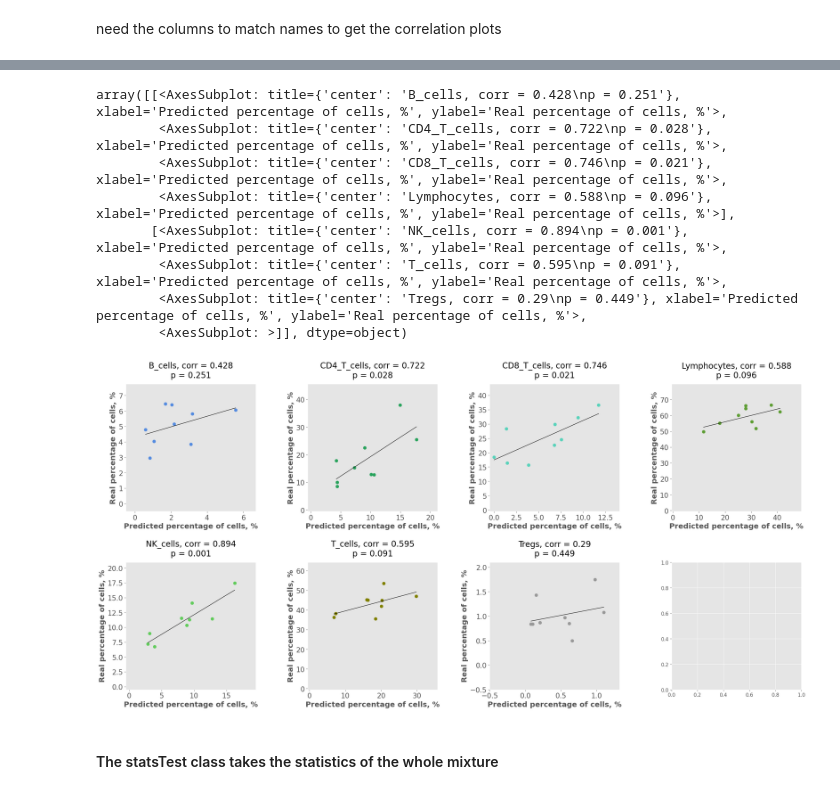
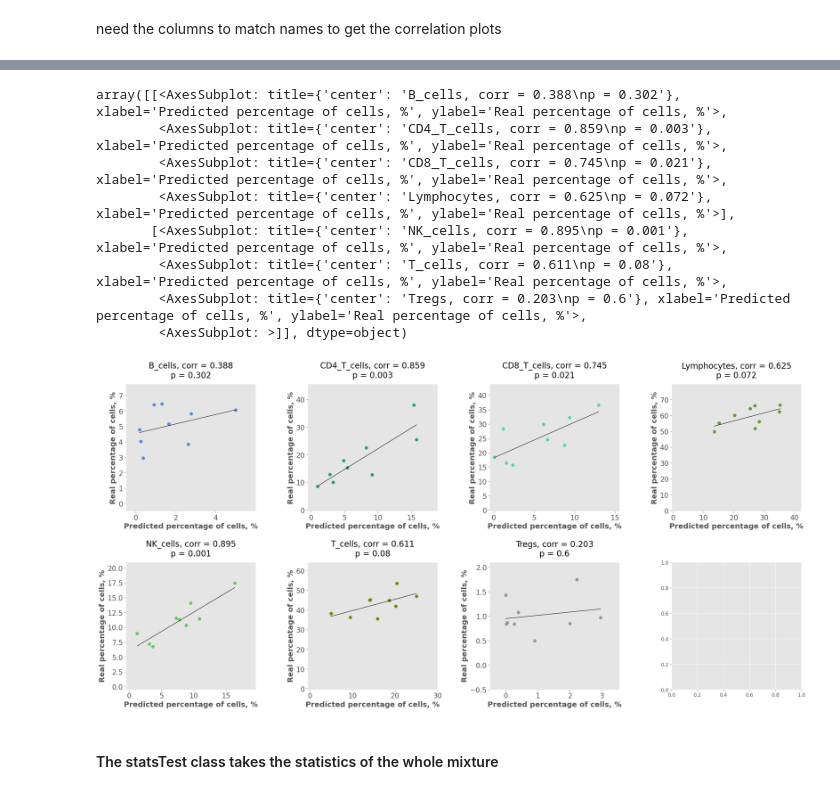
Before and after one commit to Simonlee711/bulk-deconvolution, a Jupyter notebook: src/master_deconvolution.ipynb, the cells around one changed output, grey strips where cells are left out. Cells and saved outputs as stored; diff of their text form; code cells hidden in the pictures.

```diff
--- a/src/master_deconvolution.ipynb
+++ b/src/master_deconvolution.ipynb
@@ -96,7 +96,7 @@ def gene_sig_builder(df, ref):
 # %% [markdown]
 ### Models Fitting
 # %%
-signature = pd.read_csv('./cellanneal/example_data/sc_PBMC_gene_mean_signature.csv',index_col=0)
+signature = pd.read_csv('./cellanneal/example_data/sc_PBMC_gene_signature.csv',index_col=0)
 bulk = pd.read_csv('../data/GSE107572_expr.tsv.tar.gz',sep='\t',index_col=0)
 # %%
 signature_match, bulk_match = gene_intersection(signature, bulk)
@@ -170,17 +183,17 @@ ca_preds_copy.loc['Lymphocytes'] = ca_preds_copy.loc[['B_cells', 'T_cells', 'NK_
 # %%
 cytof1 = pd.read_csv('../data/GSE107572_cytof.tsv.tar.gz', sep='\t', index_col=0)
 # %%
-plotter.corr_plot(ca_preds_copy, cytof1, pallete=cells_p)
+plotter.plot_cell(ca_preds_copy, cytof1, pallete=cells_p)
 # %% [output]
-array([[<AxesSubplot: title={'center': 'B_cells, corr = 0.428\np = 0.251'}, xlabel='Predicted percentage of cells, %', ylabel='Real percentage of cells, %'>,
-        <AxesSubplot: title={'center': 'CD4_T_cells, corr = 0.722\np = 0.028'}, xlabel='Predicted percentage of cells, %', ylabel='Real percentage of cells, %'>,
-        <AxesSubplot: title={'center': 'CD8_T_cells, corr = 0.746\np = 0.021'}, xlabel='Predicted percentage of cells, %', ylabel='Real percentage of cells, %'>,
-        <AxesSubplot: title={'center': 'Lymphocytes, corr = 0.588\np = 0.096'}, xlabel='Predicted percentage of cells, %', ylabel='Real percentage of cells, %'>],
-       [<AxesSubplot: title={'center': 'NK_cells, corr = 0.894\np = 0.001'}, xlabel='Predicted percentage of cells, %', ylabel='Real percentage of cells, %'>,
-        <AxesSubplot: title={'center': 'T_cells, corr = 0.595\np = 0.091'}, xlabel='Predicted percentage of cells, %', ylabel='Real percentage of cells, %'>,
-        <AxesSubplot: title={'center': 'Tregs, corr = 0.29\np = 0.449'}, xlabel='Predicted percentage of cells, %', ylabel='Real percentage of cells, %'>,
+array([[<AxesSubplot: title={'center': 'B_cells, corr = 0.388\np = 0.302'}, xlabel='Predicted percentage of cells, %', ylabel='Real percentage of cells, %'>,
+        <AxesSubplot: title={'center': 'CD4_T_cells, corr = 0.859\np = 0.003'}, xlabel='Predicted percentage of cells, %', ylabel='Real percentage of cells, %'>,
+        <AxesSubplot: title={'center': 'CD8_T_cells, corr = 0.745\np = 0.021'}, xlabel='Predicted percentage of cells, %', ylabel='Real percentage of cells, %'>,
+        <AxesSubplot: title={'center': 'Lymphocytes, corr = 0.625\np = 0.072'}, xlabel='Predicted percentage of cells, %', ylabel='Real percentage of cells, %'>],
+       [<AxesSubplot: title={'center': 'NK_cells, corr = 0.895\np = 0.001'}, xlabel='Predicted percentage of cells, %', ylabel='Real percentage of cells, %'>,
+        <AxesSubplot: title={'center': 'T_cells, corr = 0.611\np = 0.08'}, xlabel='Predicted percentage of cells, %', ylabel='Real percentage of cells, %'>,
+        <AxesSubplot: title={'center': 'Tregs, corr = 0.203\np = 0.6'}, xlabel='Predicted percentage of cells, %', ylabel='Real percentage of cells, %'>,
         <AxesSubplot: >]], dtype=object)
-[figure, old version]
+[figure, new version]
 # %% [markdown]
 #### The statsTest class takes the statistics of the whole mixture
 # %%
```
Also changed, not shown: parts of 17 cells of this notebook, 2 other files.
